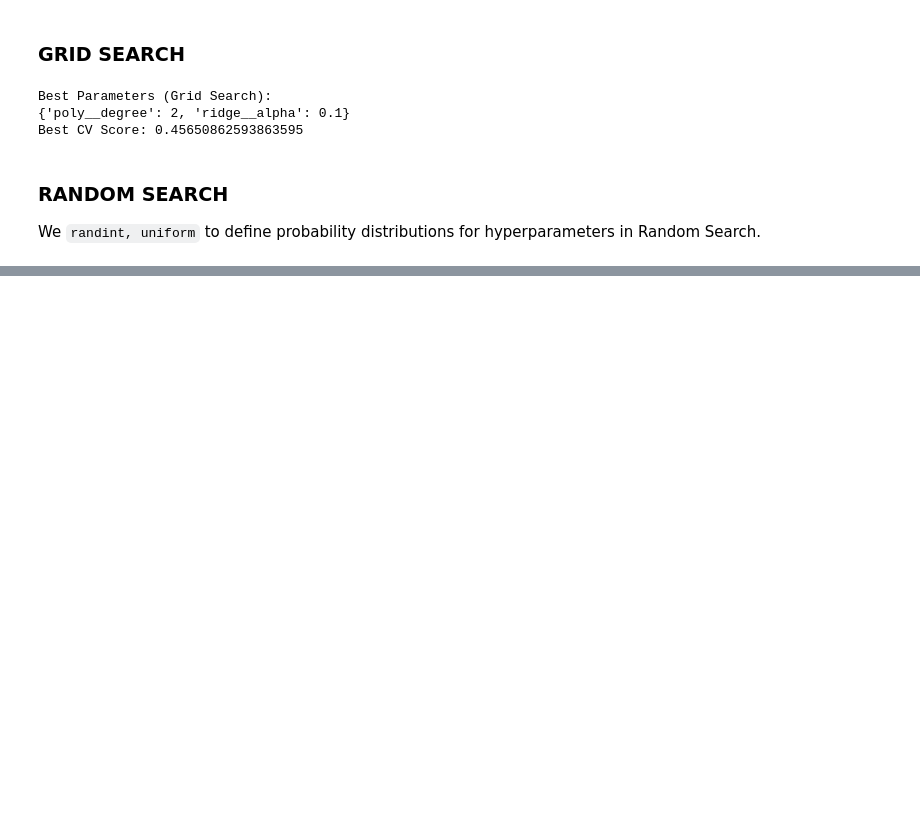
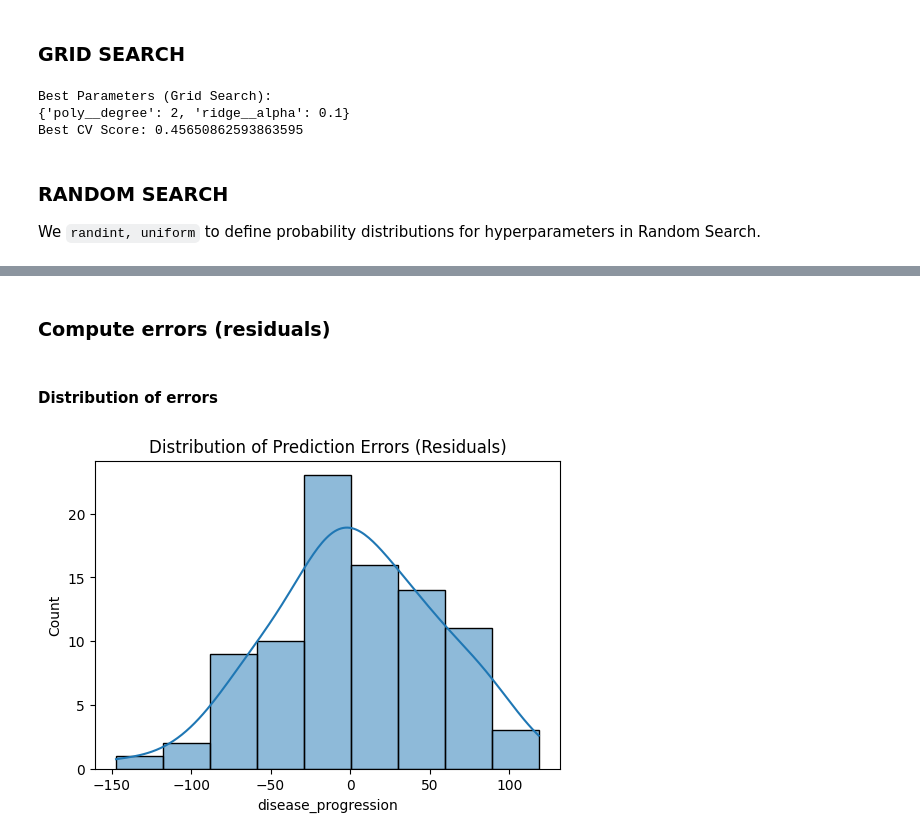
Before and after one commit to bonareri/data-science-class, a Jupyter notebook: 06-Machine_Learning/11.Hyperparameter_tuning.ipynb, the cells around one changed output, grey strips where cells are left out. Cells and saved outputs as stored; diff of their text form; code cells hidden in the pictures; blank space fills up the shorter version.

```diff
--- a/06-Machine_Learning/11.Hyperparameter_tuning.ipynb
+++ b/06-Machine_Learning/11.Hyperparameter_tuning.ipynb
@@ -291,7 +320,7 @@ We `randint, uniform` to define probability distributions for hyperparameters in
 # %%
 from scipy.stats import randint, uniform
 param_dist = {
-    'poly__degree': randint(1, 6),
+    'poly__degree': randint(1, 10),
     'ridge__alpha': uniform(0.01, 10)
 }
 
@@ -317,0 +349,2 @@ Best CV Score: 0.45157949910361384
+# %%
+best_model = random_search.best_estimator_
@@ -317,0 +353,3 @@ Best CV Score: 0.45157949910361384
+# %%
+y_pred = best_model.predict(X_test)
+print("Test R²:", r2_score(y_test, y_pred))
@@ -317,0 +370,13 @@ Best CV Score: 0.45157949910361384
+# %% [markdown]
+### Compute errors (residuals)
+# %%
+errors = y_test - y_pred
+# %% [markdown]
+#### Distribution of errors
+# %%
+plt.figure(figsize=(6,4))
+sns.histplot(errors, kde=True)
+plt.title("Distribution of Prediction Errors (Residuals)")
+plt.show()
+# %% [output]
+[figure, added]
```
Also changed, not shown: parts of 23 cells of this notebook, 1 other file.
